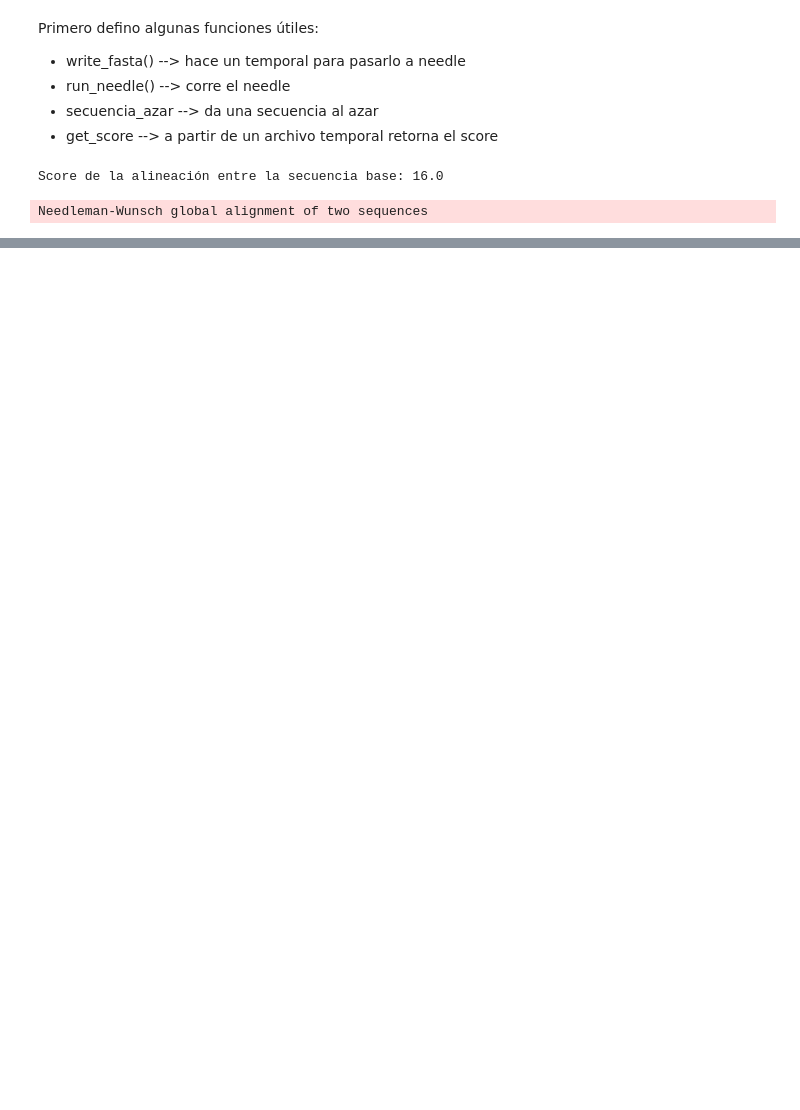
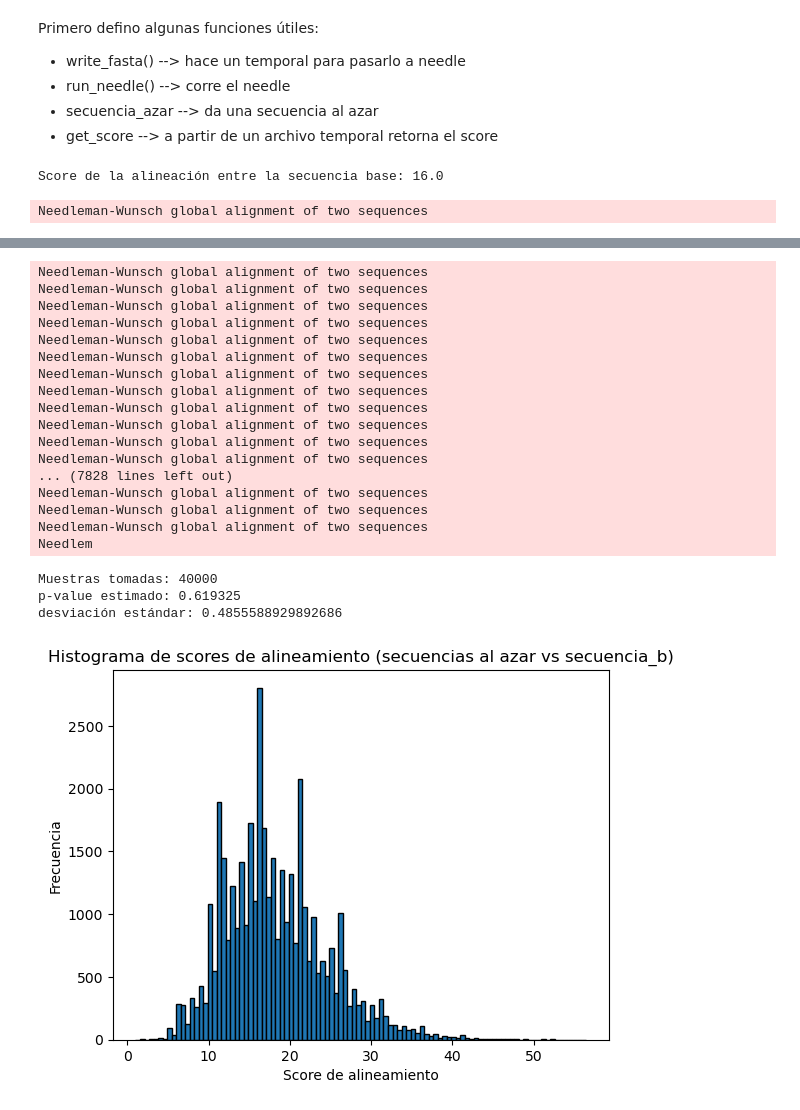
Before and after one commit to Kiki1108/p-value-alienamiento, a Jupyter notebook: notebook.ipynb, the cells around one changed output, grey strips where cells are left out. Saved outputs shown, nothing was run; the diff lists cells and outputs as text; code cells hidden in the pictures; blank space fills up the shorter version.

```diff
--- a/notebook.ipynb
+++ b/notebook.ipynb
@@ -122,32 +142,56 @@ print('Tamaño de muestra mínimo:', math.ceil(n))
 # %%
-# Generar 10,000 secuencias al azar de 20 bases
-bases = ['A', 'C', 'G', 'T']
-secuencias_azar = [''.join(random.choices(bases, k=20)) for _ in range(18408)]
-# Ahora secuencias_azar contiene las secuencias aleatorias
+# Parámetros
+umbral_score = 16   # Es el score que nos da la secuencia base
+max_iter = 40000     # Cantidad de iteraciones
 
-# Evaluar cada secuencia aleatoria contra secuencia_b y guardar los scores
+# Inicialización
+resultados = []
+std_array = []
+media = None
+std = None
+
 scores_azar = []
-# Crear archivo fasta de secuencia_b solo una vez
-seq_b_fasta = write_fasta(secuecnia_b, 'seq_b')
-for i, seq in enumerate(secuencias_azar):
-    seq_a_fasta = write_fasta(seq, f'seq_azar_{i}')
-    temp_out = tempfile.NamedTemporaryFile(delete=False, mode='w', suffix='.txt').name
-    run_needle(seq_a_fasta, seq_b_fasta, temp_out)
-    score = None
-    with open(temp_out) as f:
-        for line in f:
-            if line.startswith('# Score:'):
-                score = float(line.split()[-1])
-                break
+for i in range(max_iter):
+    seq_rand = secuencia_azar()
+    seq_rand_file = write_fasta(seq_rand, 'seq_rand')
+    seq_b_file = write_fasta(secuencia_b, 'seq_b')
+    score = get_score(seq_rand_file, seq_b_file)
     scores_azar.append(score)
-    print(i)
+    es_significativo = 1 if score >= umbral_score else 0
+    resultados.append(es_significativo)
+    if len(resultados) > 1:
+        std = np.std(resultados, ddof=1)
+        std_array.append(std)
 
-# Ahora scores_azar contiene los scores de cada alineamiento
-print('Primeros 10 scores de secuencias al azar:', scores_azar[:100])
+print(f'Muestras tomadas: {len(resultados)}')
+print(f'p-value estimado: {np.mean(resultados)}')
+print(f'desviación estándar: {std}')
 
 # Graficar histograma de los scores
 plt.hist(scores_azar, bins=100, edgecolor='black')
 plt.xlabel('Score de alineamiento')
 plt.ylabel('Frecuencia')
 plt.title('Histograma de scores de alineamiento (secuencias al azar vs secuencia_b)')
 plt.show()
+# %% [output]
+Needleman-Wunsch global alignment of two sequences
+Needleman-Wunsch global alignment of two sequences
+Needleman-Wunsch global alignment of two sequences
+Needleman-Wunsch global alignment of two sequences
+Needleman-Wunsch global alignment of two sequences
+Needleman-Wunsch global alignment of two sequences
+Needleman-Wunsch global alignment of two sequences
+Needleman-Wunsch global alignment of two sequences
+Needleman-Wunsch global alignment of two sequences
+Needleman-Wunsch global alignment of two sequences
+Needleman-Wunsch global alignment of two sequences
+Needleman-Wunsch global alignment of two sequences
+... (7828 lines left out)
+Needleman-Wunsch global alignment of two sequences
+Needleman-Wunsch global alignment of two sequences
+Needleman-Wunsch global alignment of two sequences
+Needlem
+Muestras tomadas: 40000
+p-value estimado: 0.619325
+desviación estándar: 0.4855588929892686
+[figure, added]
```
Also changed, not shown: parts of 3 cells of this notebook.
